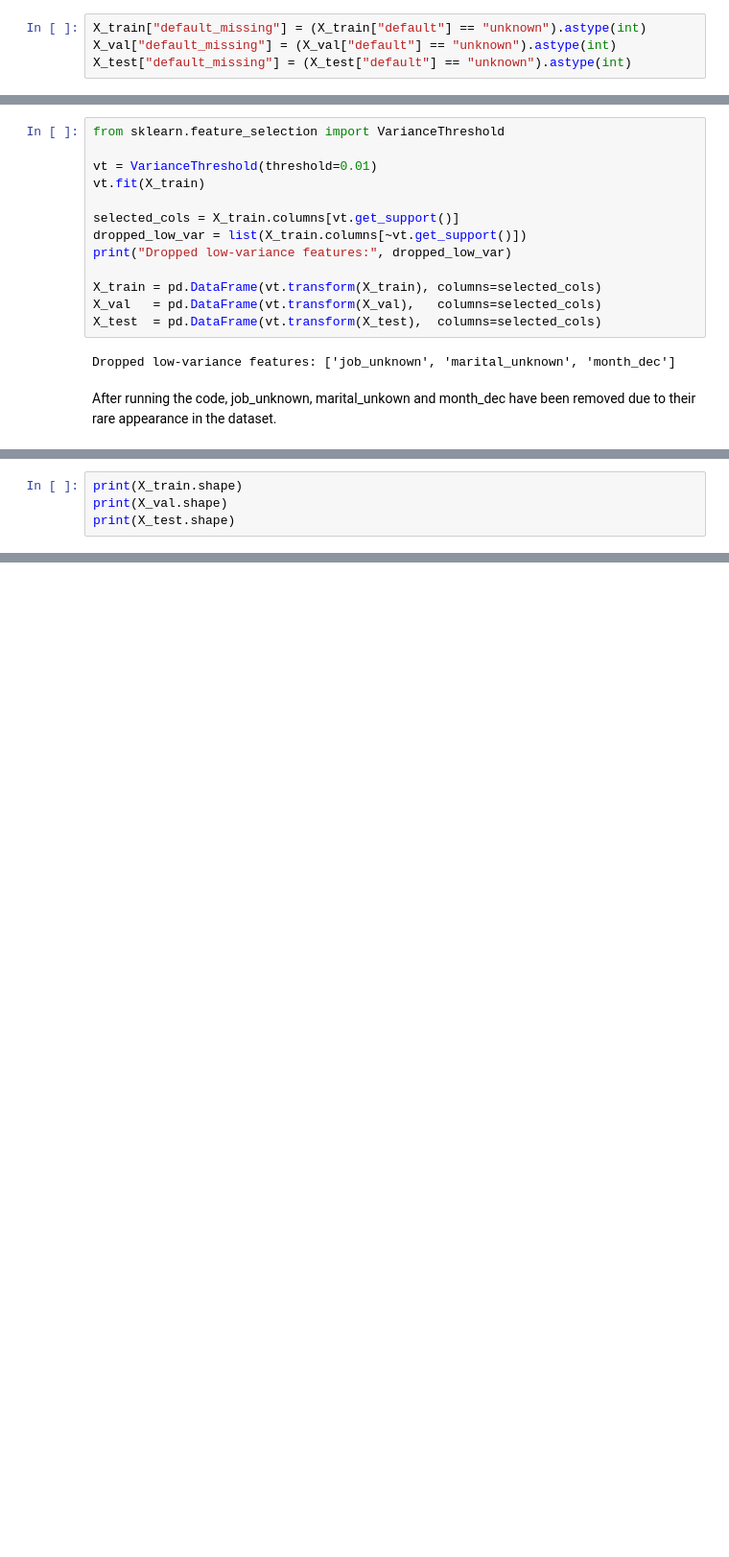
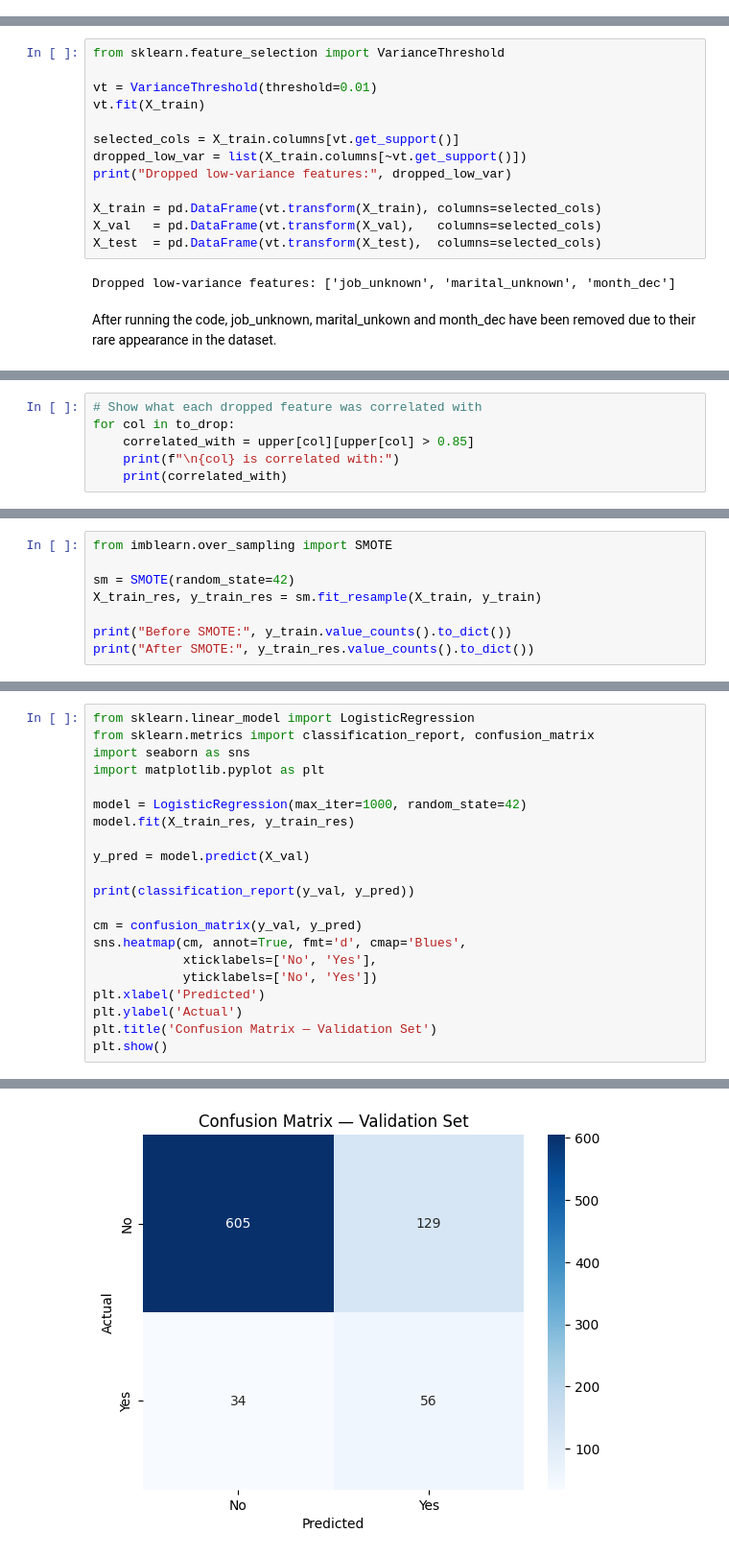
Before and after one commit to oliespineira/ML-fundamentals-2026, a Jupyter notebook: ML-fundamentals-2026.ipynb, the cells around one changed output, grey strips where cells are left out. Shown at 96% size. Saved outputs shown, nothing was run; the diff lists cells and outputs as text; blank space fills up the shorter version.

Commit message:
model trained

```diff
--- a/ML-fundamentals-2026.ipynb
+++ b/ML-fundamentals-2026.ipynb
@@ -442,7 +444,3 @@ The following code is used to add a missing indicator. This allows the model to
-# %%
-X_train["default_missing"] = (X_train["default"] == "unknown").astype(int)
-X_val["default_missing"] = (X_val["default"] == "unknown").astype(int)
-X_test["default_missing"] = (X_test["default"] == "unknown").astype(int)
 # %% [markdown]
 I have decided to not use any form of statistical imputation to prevent data leakage. This is done so no parameters that aren't actually represented in the database are learnt in this step.
 # %% [markdown]
@@ -694,0 +695,6 @@ Dropped correlated features: ['euribor3m', 'nr.employed', 'default_missing', 'po
+# %%
+# Show what each dropped feature was correlated with
+for col in to_drop:
+    correlated_with = upper[col][upper[col] > 0.85]
+    print(f"\n{col} is correlated with:")
+    print(correlated_with)
@@ -706,5 +771,9 @@ X_test[continuous_cols]  = scaler.transform(X_test[continuous_cols])
 # %%
-print(X_train.shape)
-print(X_val.shape)
-print(X_test.shape)
+from imblearn.over_sampling import SMOTE
+
+sm = SMOTE(random_state=42)
+X_train_res, y_train_res = sm.fit_resample(X_train, y_train)
+
+print("Before SMOTE:", y_train.value_counts().to_dict())
+print("After SMOTE:", y_train_res.value_counts().to_dict())
 # %% [output]
@@ -713,0 +796,22 @@ print(X_test.shape)
+# %%
+from sklearn.linear_model import LogisticRegression
+from sklearn.metrics import classification_report, confusion_matrix
+import seaborn as sns
+import matplotlib.pyplot as plt
+
+model = LogisticRegression(max_iter=1000, random_state=42)
+model.fit(X_train_res, y_train_res)
+
+y_pred = model.predict(X_val)
+
+print(classification_report(y_val, y_pred))
+
+cm = confusion_matrix(y_val, y_pred)
+sns.heatmap(cm, annot=True, fmt='d', cmap='Blues',
+            xticklabels=['No', 'Yes'],
+            yticklabels=['No', 'Yes'])
+plt.xlabel('Predicted')
+plt.ylabel('Actual')
+plt.title('Confusion Matrix — Validation Set')
+plt.show()
+# %% [output]
@@ -713,0 +826 @@ print(X_test.shape)
+[figure, added]
```
Also changed, not shown: parts of 25 cells of this notebook.
